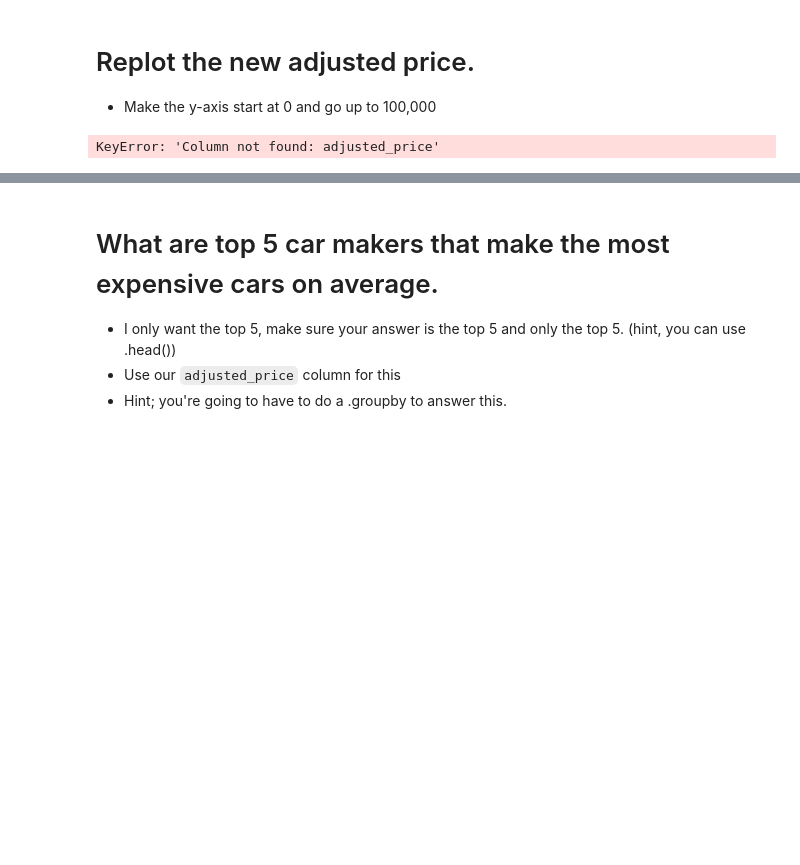
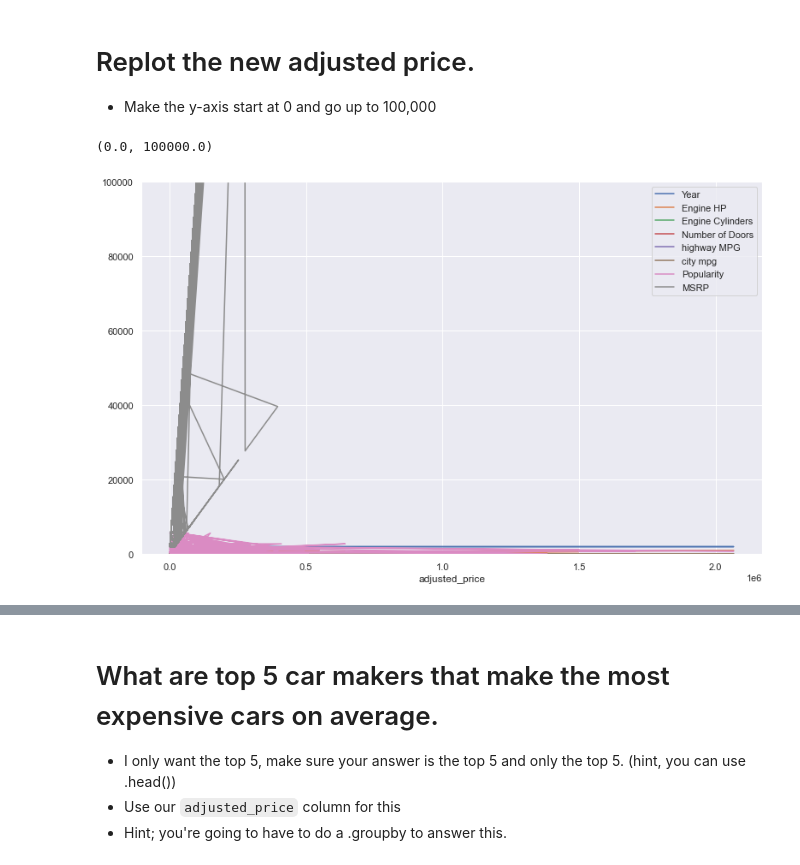
Before and after one commit to shariahoque01/2022-fall-data-science, a Jupyter notebook: Week-02-EDA/Exercise-EDA.ipynb, the cells around one changed output, grey strips where cells are left out. Cells and saved outputs as stored; diff of their text form; code cells hidden in the pictures; blank space fills up the shorter version.

```diff
--- a/Week-02-EDA/Exercise-EDA.ipynb
+++ b/Week-02-EDA/Exercise-EDA.ipynb
@@ -178,9 +178,9 @@ df.tail()
 # %% [markdown]
 # Replot the new adjusted price.
 * Make the y-axis start at 0 and go up to 100,000
-# %%
-# Plot new prices
-adjusted_price_mean = gb['adjusted_price'].mean()
-adjusted_price_mean.plot(kind='line', x='year', y='adjusted_price_mean')
-# %% [output]
-KeyError: 'Column not found: adjusted_price'
+# %%
+df_new= df.plot(kind='line', x='adjusted_price', figsize=(13,8))
+df_new.set_ylim(0, 100000)
+# %% [output]
+(0.0, 100000.0)
+[figure, added]
```
Also changed, not shown: parts of 1 cell of this notebook.
